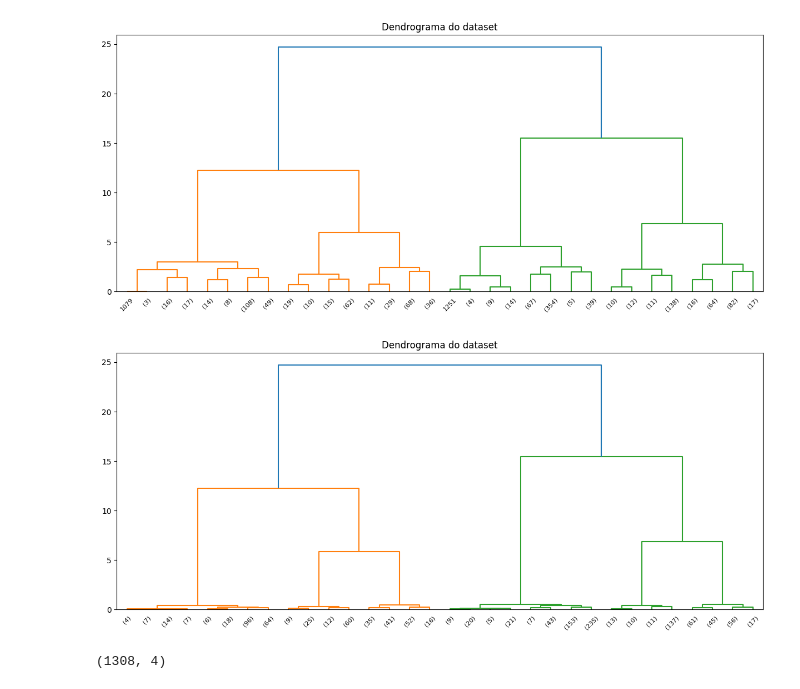
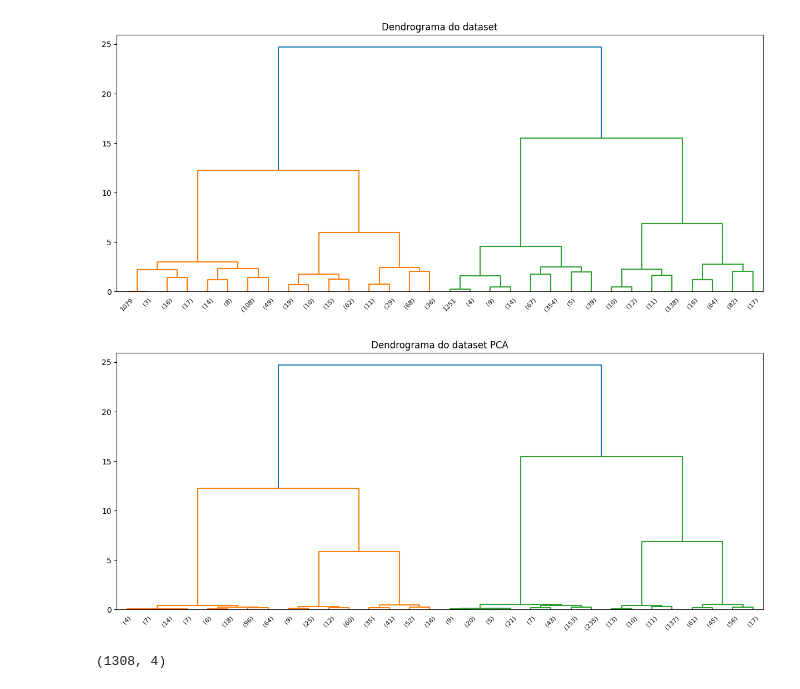
Before and after one commit to marcello10/Agrupamento_Hierarquico, a Jupyter notebook: hierachical_clustering.ipynb, the cells around one changed output. Saved outputs shown, nothing was run; the diff lists cells and outputs as text; code cells hidden in the pictures.

```diff
--- a/hierachical_clustering.ipynb
+++ b/hierachical_clustering.ipynb
@@ -105,11 +105,11 @@ pca = PCA(n_components=2)
 X_pca =pca.fit_transform(X)
 # %%
 fig,ax = plt.subplots(figsize=(15,6))
-dendrogram(linkage(X_pca,method='ward'),truncate_mode='level', p=4)
-plt.title("Dendrograma do dataset")
+dendrogram(linkage(X_pca,method='ward'),truncate_mode='level',p=4)
+plt.title("Dendrograma do dataset PCA")
 plt.show()
 # %% [output]
-[figure, old version]
+[figure, new version]
 # %%
 Z=linkage(X_pca,method='ward')
 Z.shape
```
